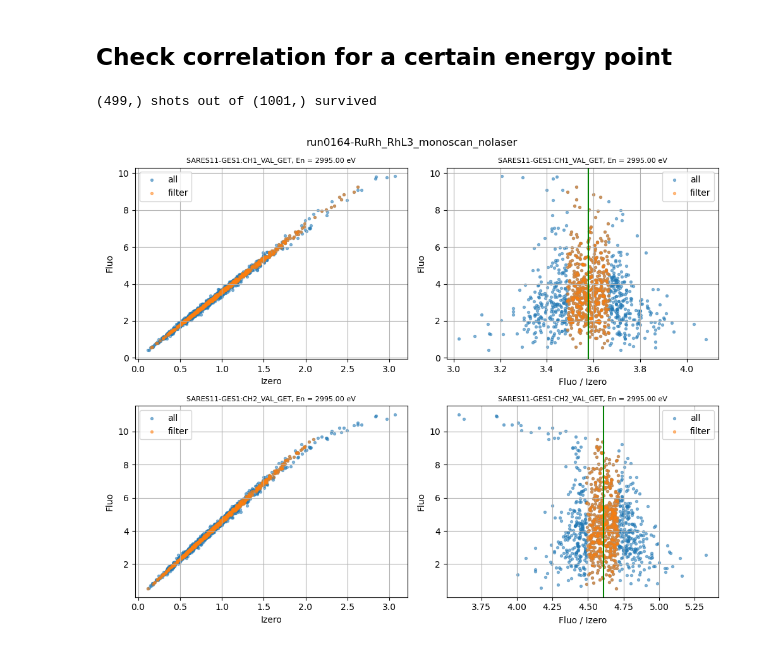
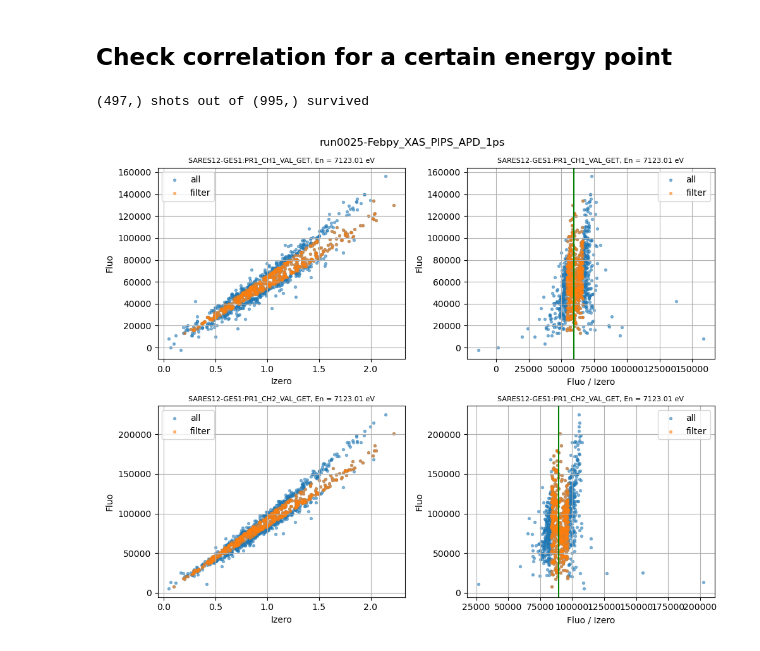
Before and after one commit to paulscherrerinstitute/alvra_beamline_scripts, a Jupyter notebook: XANES_static.ipynb, the cells around one changed output. Drawn from its saved outputs; the diff is of its cells as text; code cells hidden in the pictures.

```diff
--- a/XANES_static.ipynb
+++ b/XANES_static.ipynb
@@ -25,8 +25,8 @@ warnings.filterwarnings('ignore')
 # %% [markdown]
 ## choose file either with the run number (first cell) or widget (second cell)
 # %%
-pgroup='p20774'
-runnumber = 164
+pgroup='p21533'
+runnumber = 11
 print ('run: {:04d}'.format(runnumber))
 
 #############################################################
@@ -111,10 +180,10 @@ from sfdata import SFScanInfo
 scan = SFScanInfo(jsonfile)
 Energy_eV = scan.readbacks
 
-chosen_energy = 2840.8
+chosen_energy = 7123
 
 detector_XAS = channel_diode_1
-detector_Izero = channel_Izero122
+detector_Izero = channel_Izero110
 
 quantile_corr = 0.5
 ##################################################################3
@@ -157,32 +226,32 @@ detector_XAS = channel_diode_2
 from sfdata import SFScanInfo
 scan = SFScanInfo(jsonfile)
 scan = remove_JF_from_scan(scan)
 
 index_energy = np.arange(len(Energy_eV))[(Energy_eV > chosen_energy)][0]
 
 (Fluo, Izero, Fluo_filter, Izero_filter) = \
 Get_correlation_from_scan_static(scan, index_energy, detector_XAS, detector_Izero, quantile_corr)
 
 ax[1][0].set_title('{}, En = {:.2f} eV'.format(detector_XAS,Energy_eV[index_energy]),fontsize=8)
 ax[1][0].scatter(Izero, Fluo, s=8, alpha = 0.5,  label = 'all')
 ax[1][0].scatter(Izero_filter, Fluo_filter, s=8, alpha = 0.5, label='filter')
 ax[1][0].legend(loc='best')
 ax[1][0].set_xlabel('Izero')
 ax[1][0].set_ylabel('Fluo')
 ax[1][0].grid()
 
 m_median_filter = np.median(Fluo_filter/Izero_filter)
 
 ax[1][1].set_title('{}, En = {:.2f} eV'.format(detector_XAS,Energy_eV[index_energy]),fontsize=8)
 ax[1][1].scatter(Fluo/Izero, Fluo, s=8, alpha = 0.5,  label = 'all')
 ax[1][1].scatter(Fluo_filter/Izero_filter, Fluo_filter, s=8, alpha = 0.5, label='filter')
 ax[1][1].legend(loc='best')
 ax[1][1].set_xlabel('Fluo / Izero')
 ax[1][1].set_ylabel('Fluo')
 ax[1][1].axvline(x=m_median_filter, color = 'green')
 ax[1][1].grid()
 
 plt.tight_layout()
 # %% [output]
-(499,) shots out of (1001,) survived
+(497,) shots out of (995,) survived
-[figure, old version]
+[figure, new version]
```
Also changed, not shown: parts of 5 cells of this notebook, 1 other file.
